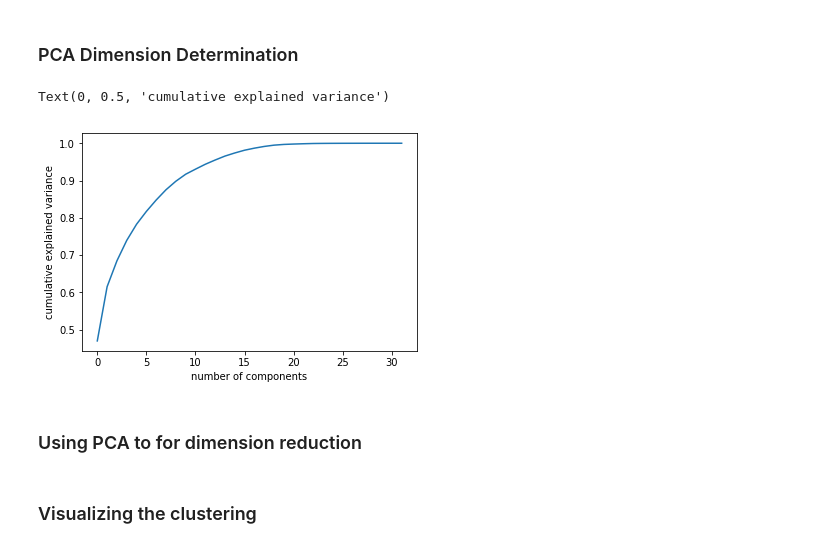
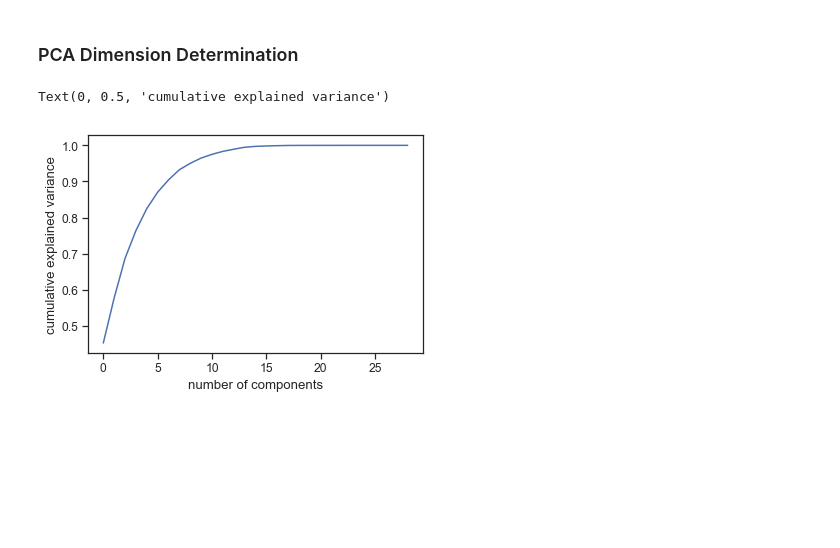
Before and after one commit to jyee11/NFL-Quarterback-Clustering, a Jupyter notebook: NFL_Report.ipynb, the cells around one changed output. Saved outputs shown, nothing was run; the diff lists cells and outputs as text; code cells hidden in the pictures; blank space fills up the shorter version.

```diff
--- a/NFL_Report.ipynb
+++ b/NFL_Report.ipynb
@@ -415,0 +545,19 @@ memory usage: 67.0+ KB
+# %%
+# Set style of scatterplot
+sns.set_context("notebook", font_scale=1.1)
+sns.set_style("ticks")
+
+# Create scatterplot of dataframe
+sns.lmplot('Age',
+           'Cmp%',
+           data = qb_ready[qb_ready.GS >=8],
+           fit_reg=False)
+# Set title
+plt.title('QB Age vs. Completion %')
+
+# Set x-axis label
+plt.xlabel('QB Age')
+
+# Set y-axis label
+plt.ylabel('Completion %')
+plt.show()
@@ -422,2 +575,5 @@ train, test = train_test_split(qb_ready, test_size = 0.25, random_state = 123)
+# %%
+data2 = qb_ready.drop(['Pro_Bowl', 'Division', 'Conference'], axis = 1)
+data2 = data2[data2.GS >= 8]
 # %% [markdown]
 ### Standardizing Data
@@ -430,12 +580,22 @@ test_stan = scaler.transform(test)
+# %%
+QBs2017 = data2.iloc[data2.index.get_level_values('Year') == 2017]
+QBs2016 = data2.iloc[data2.index.get_level_values('Year') == 2016]
+QBs2015 = data2.iloc[data2.index.get_level_values('Year') == 2015]
+QBs2014 = data2.iloc[data2.index.get_level_values('Year') == 2014]
+QBs2013 = data2.iloc[data2.index.get_level_values('Year') == 2013]
+# %%
+data_stan17 = StandardScaler().fit_transform(QBs2017)
+data_stan16 = StandardScaler().fit_transform(QBs2016)
+data_stan15 = StandardScaler().fit_transform(QBs2015)
+data_stan14 = StandardScaler().fit_transform(QBs2014)
+data_stan13 = StandardScaler().fit_transform(QBs2013)
 # %% [markdown]
 ### PCA Dimension Determination
 # %%
-pca_fit = PCA().fit(train_stan)
+pca_fit = PCA().fit(data_stan17)
 plt.plot(np.cumsum(pca_fit.explained_variance_ratio_))
 plt.xlabel('number of components')
 plt.ylabel('cumulative explained variance')
 # %% [output]
 Text(0, 0.5, 'cumulative explained variance')
-[figure, old version]
+[figure, new version]
-# %% [markdown]
-### Using PCA to for dimension reduction
@@ -453,2 +601,0 @@ for i in range(2,8):
-# %% [markdown]
-### Visualizing the clustering
```
Also changed, not shown: parts of 47 cells of this notebook.
